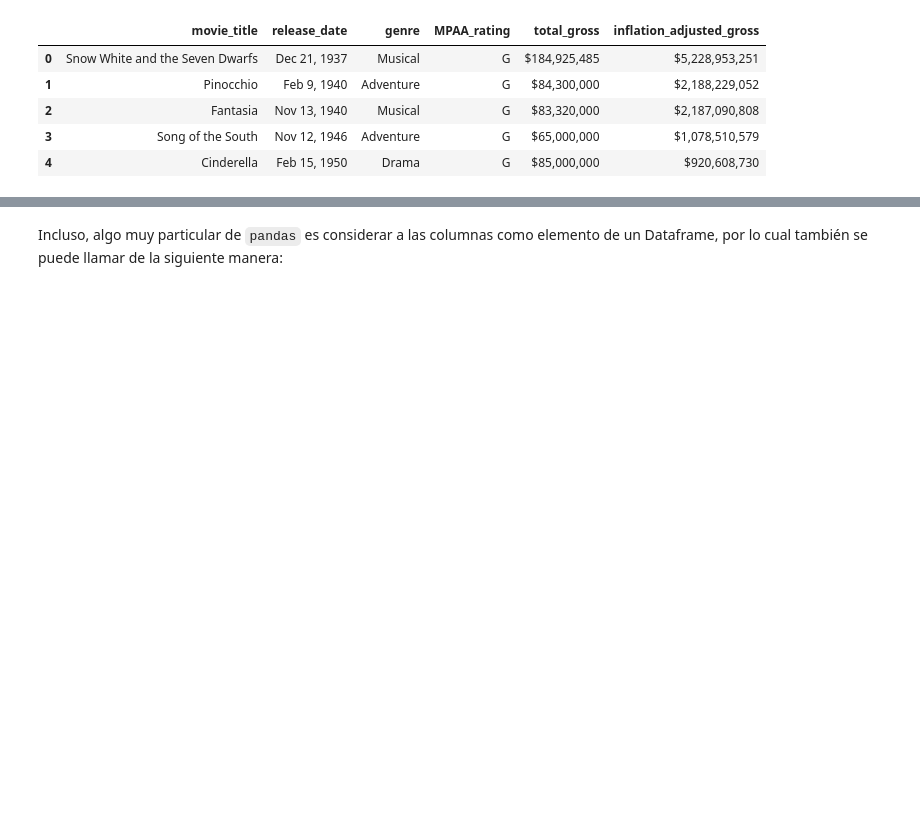
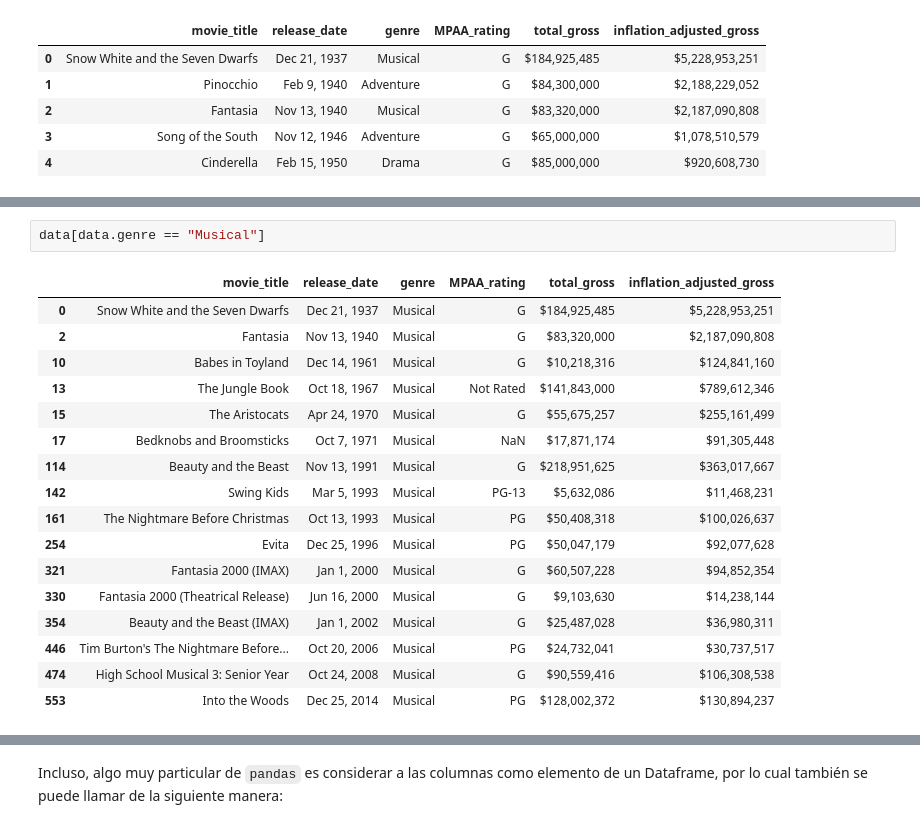
Before and after one commit to JuanMartinL/Data-Science-Crash-Course, a Jupyter notebook: Lecture 4 - Fundamentals in Python 3.0/Lecture4_Introduction_Pyhton.ipynb, the cells around one changed output, grey strips where cells are left out. Drawn from its saved outputs; the diff is of its cells as text; blank space fills up the shorter version.

```diff
--- a/Lecture 4 - Fundamentals in Python 3.0/Lecture4_Introduction_Pyhton.ipynb
+++ b/Lecture 4 - Fundamentals in Python 3.0/Lecture4_Introduction_Pyhton.ipynb
@@ -394,0 +405,20 @@ Name: movie_title, dtype: object
+# %%
+data[data.genre == "Musical"]
+# %% [output]
+|  | movie_title | release_date | genre | MPAA_rating | total_gross | inflation_adjusted_gross |
+| 0 | Snow White and the Seven Dwarfs | Dec 21, 1937 | Musical | G | $184,925,485 | $5,228,953,251 |
+| 2 | Fantasia | Nov 13, 1940 | Musical | G | $83,320,000 | $2,187,090,808 |
+| 10 | Babes in Toyland | Dec 14, 1961 | Musical | G | $10,218,316 | $124,841,160 |
+| 13 | The Jungle Book | Oct 18, 1967 | Musical | Not Rated | $141,843,000 | $789,612,346 |
+| 15 | The Aristocats | Apr 24, 1970 | Musical | G | $55,675,257 | $255,161,499 |
+| 17 | Bedknobs and Broomsticks | Oct 7, 1971 | Musical | NaN | $17,871,174 | $91,305,448 |
+| 114 | Beauty and the Beast | Nov 13, 1991 | Musical | G | $218,951,625 | $363,017,667 |
+| 142 | Swing Kids | Mar 5, 1993 | Musical | PG-13 | $5,632,086 | $11,468,231 |
+| 161 | The Nightmare Before Christmas | Oct 13, 1993 | Musical | PG | $50,408,318 | $100,026,637 |
+| 254 | Evita | Dec 25, 1996 | Musical | PG | $50,047,179 | $92,077,628 |
+| 321 | Fantasia 2000 (IMAX) | Jan 1, 2000 | Musical | G | $60,507,228 | $94,852,354 |
+| 330 | Fantasia 2000 (Theatrical Release) | Jun 16, 2000 | Musical | G | $9,103,630 | $14,238,144 |
+| 354 | Beauty and the Beast (IMAX) | Jan 1, 2002 | Musical | G | $25,487,028 | $36,980,311 |
+| 446 | Tim Burton's The Nightmare Before... | Oct 20, 2006 | Musical | PG | $24,732,041 | $30,737,517 |
+| 474 | High School Musical 3: Senior Year | Oct 24, 2008 | Musical | G | $90,559,416 | $106,308,538 |
+| 553 | Into the Woods | Dec 25, 2014 | Musical | PG | $128,002,372 | $130,894,237 |
```
Also changed, not shown: parts of 36 cells of this notebook.
